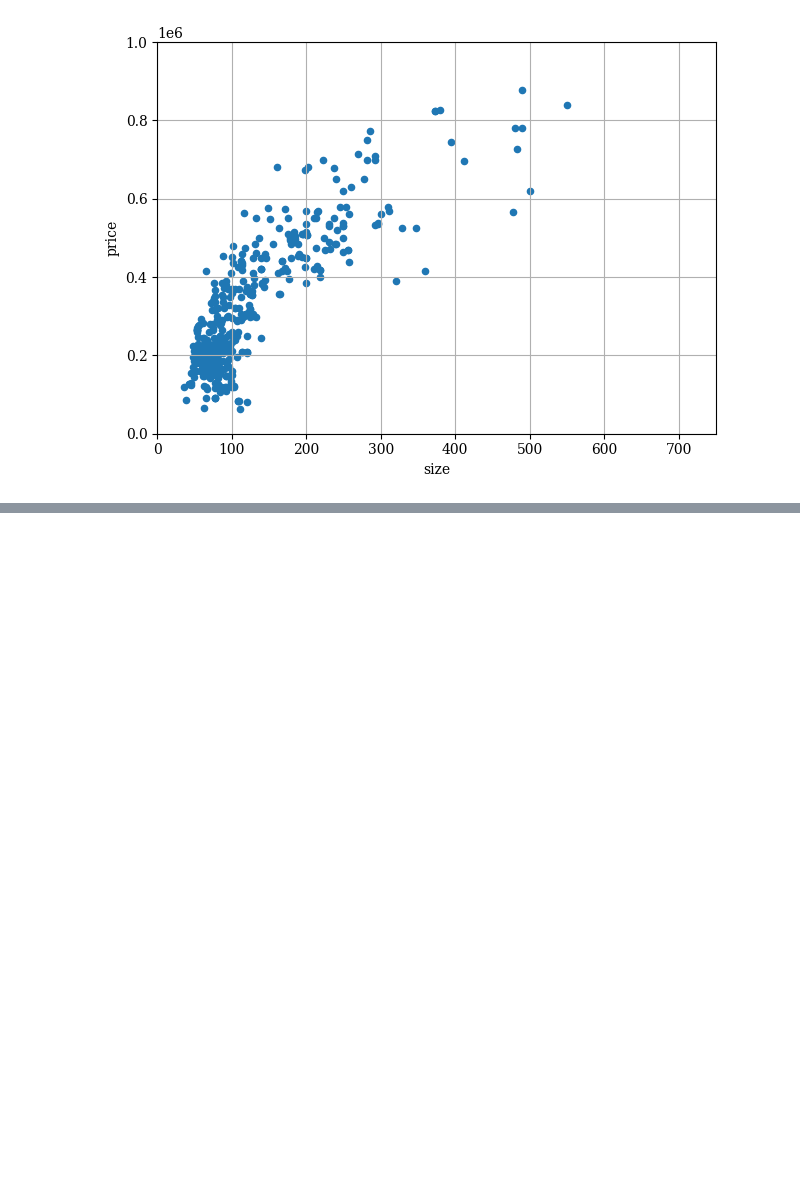
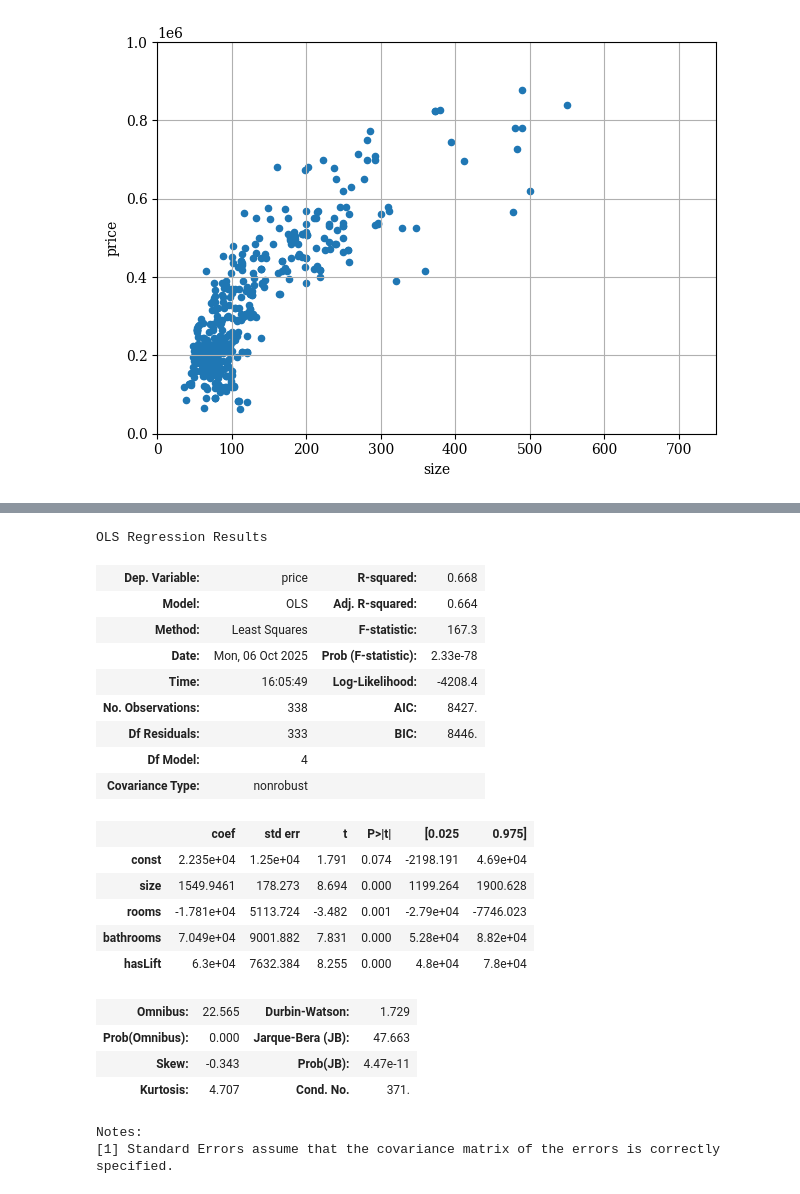
Before and after one commit to MiguelPuntoEs/ufm-python-for-finance, a Jupyter notebook: 10 Idealista.ipynb, the cells around one changed output, grey strips where cells are left out. Drawn from its saved outputs; the diff is of its cells as text; code cells hidden in the pictures; blank space fills up the shorter version.

```diff
--- a/10 Idealista.ipynb
+++ b/10 Idealista.ipynb
@@ -124,0 +203,39 @@ fig.show()
+# %%
+import statsmodels.api as sm
+
+y = df_['price']
+X = df_[['size', 'rooms', 'bathrooms', 'hasLift']]
+
+mask = X.notna().all(axis=1)
+X = X[mask]
+y = y[mask]
+
+# Añadir intercepto
+X = sm.add_constant(X)
+
+model = sm.OLS(y, X)
+results = model.fit()
+results.summary()
+# %% [output]
+OLS Regression Results
+| Dep. Variable: | price | R-squared: | 0.668 |
+| Model: | OLS | Adj. R-squared: | 0.664 |
+| Method: | Least Squares | F-statistic: | 167.3 |
+| Date: | Mon, 06 Oct 2025 | Prob (F-statistic): | 2.33e-78 |
+| Time: | 16:05:49 | Log-Likelihood: | -4208.4 |
+| No. Observations: | 338 | AIC: | 8427. |
+| Df Residuals: | 333 | BIC: | 8446. |
+| Df Model: | 4 |  |  |
+| Covariance Type: | nonrobust |  |  |
+|  | coef | std err | t | P>|t| | [0.025 | 0.975] |
+| const | 2.235e+04 | 1.25e+04 | 1.791 | 0.074 | -2198.191 | 4.69e+04 |
+| size | 1549.9461 | 178.273 | 8.694 | 0.000 | 1199.264 | 1900.628 |
+| rooms | -1.781e+04 | 5113.724 | -3.482 | 0.001 | -2.79e+04 | -7746.023 |
+| bathrooms | 7.049e+04 | 9001.882 | 7.831 | 0.000 | 5.28e+04 | 8.82e+04 |
+| hasLift | 6.3e+04 | 7632.384 | 8.255 | 0.000 | 4.8e+04 | 7.8e+04 |
+| Omnibus: | 22.565 | Durbin-Watson: | 1.729 |
+| Prob(Omnibus): | 0.000 | Jarque-Bera (JB): | 47.663 |
+| Skew: | -0.343 | Prob(JB): | 4.47e-11 |
+| Kurtosis: | 4.707 | Cond. No. | 371. |
+Notes:
+[1] Standard Errors assume that the covariance matrix of the errors is correctly specified.
```
Also changed, not shown: parts of 11 cells of this notebook, 2 other files.
